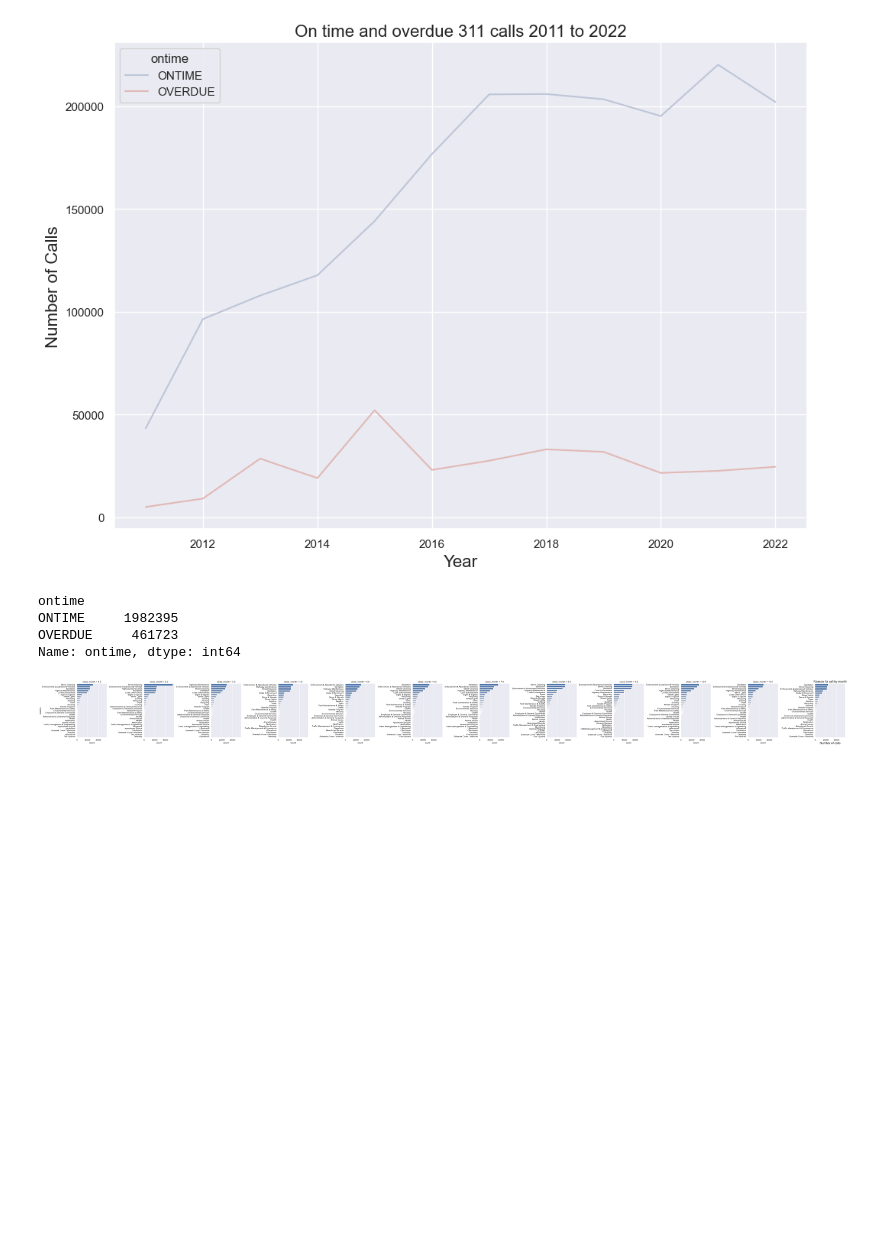
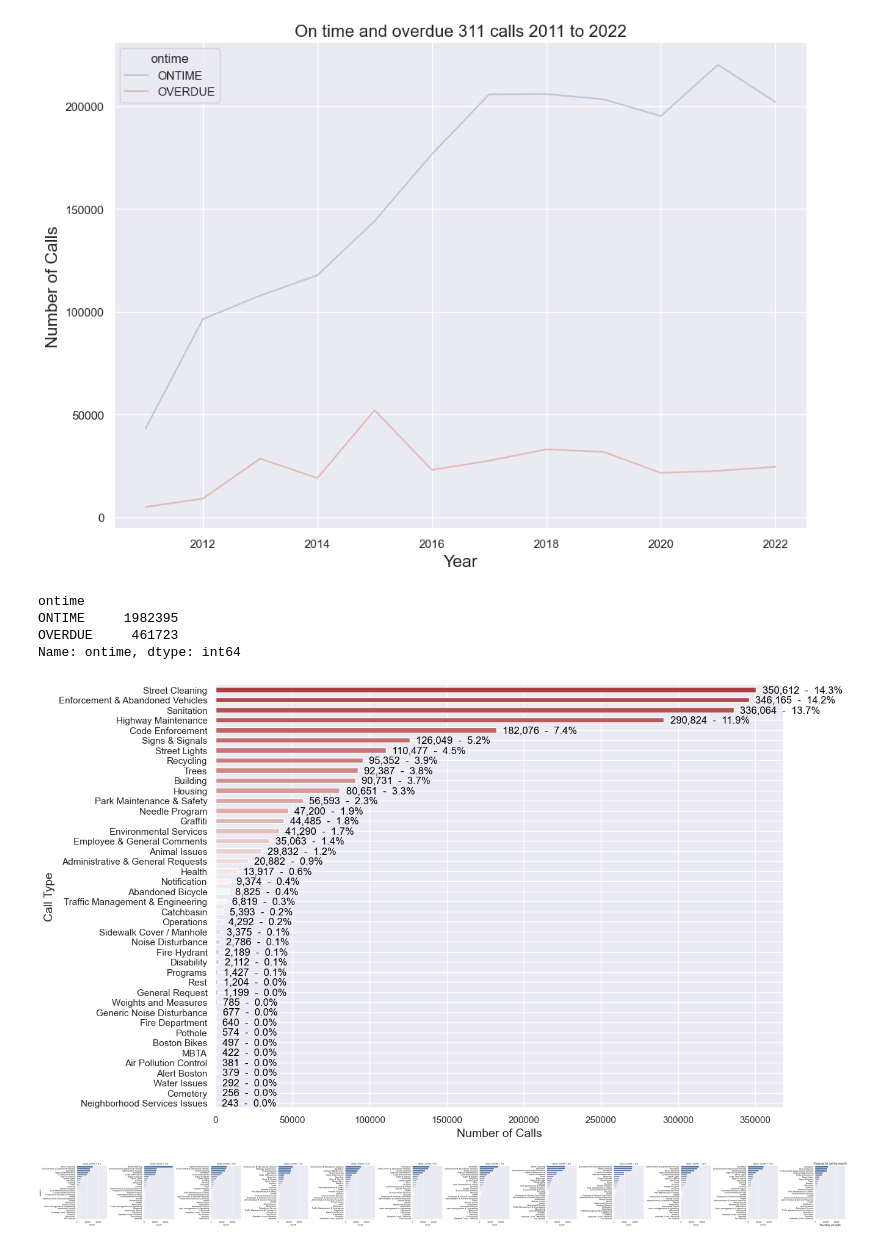
Before and after one commit to georgetown-analytics/boston-311, a Jupyter notebook: 02 code/EDA for 311 data.ipynb, the cells around one changed output. Saved outputs shown, nothing was run; the diff lists cells and outputs as text; code cells hidden in the pictures; blank space fills up the shorter version.

```diff
--- a/02 code/EDA for 311 data.ipynb
+++ b/02 code/EDA for 311 data.ipynb
@@ -229,6 +233,22 @@ ONTIME     1982395
 OVERDUE     461723
 Name: ontime, dtype: int64
 # %%
-# let's look at why people called
-monthly_calls = df_311.groupby("close_month")['reason'].value_counts(dropna =False).sort_index().reset_index(name="count")
+df_new = df_311.copy()
+
+# find the name of the less common complaints and rename all corresponding rows
+idx = df_311['reason'].value_counts().sort_values().head(13).index
+df_new.loc[df_new['reason'].isin(idx), 'reason'] = 'Rest'
+
+df_reasons = df_new['reason'].value_counts().sort_values()
+
+df_reasons.plot(kind = 'barh', figsize = (12, 9), fontsize = 11, color = sns.color_palette('vlag', len(df_reasons)))
+plt.ylabel('Call Type', fontsize = 14)
+plt.xlabel('Number of Calls', fontsize = 14)
+
+# Includes the number of incidents and the corresponding percentage for every type
+for index, value in enumerate(df_reasons):
+    label = str(format(int(value), ',')) + '  -  {}%'.format(round( (value/df_reasons.sum())*100, 1))
+    plt.annotate(label, xy = (value + 4000, index - 0.3 ), color = 'black')
+# %% [output]
+[figure, added]
 # %%
```
Also changed, not shown: parts of 24 cells of this notebook.
